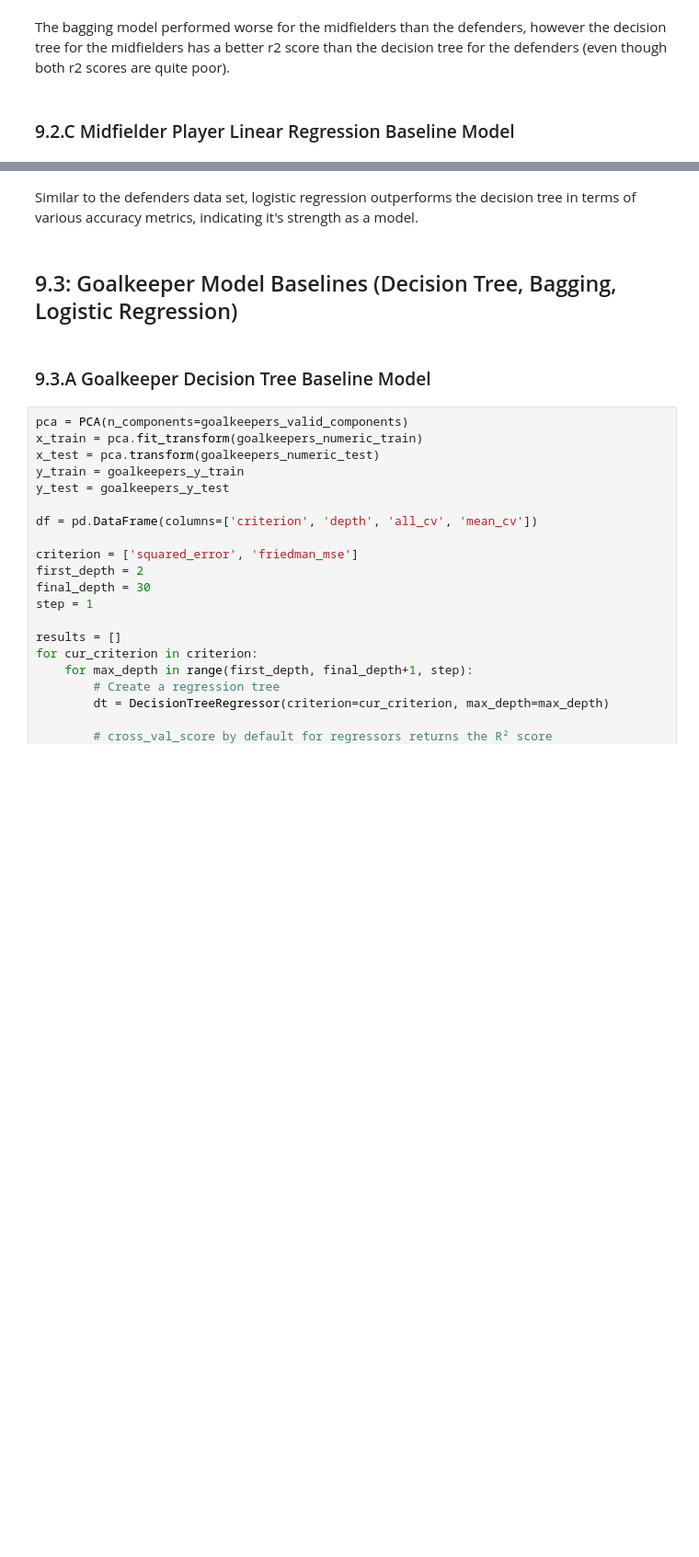
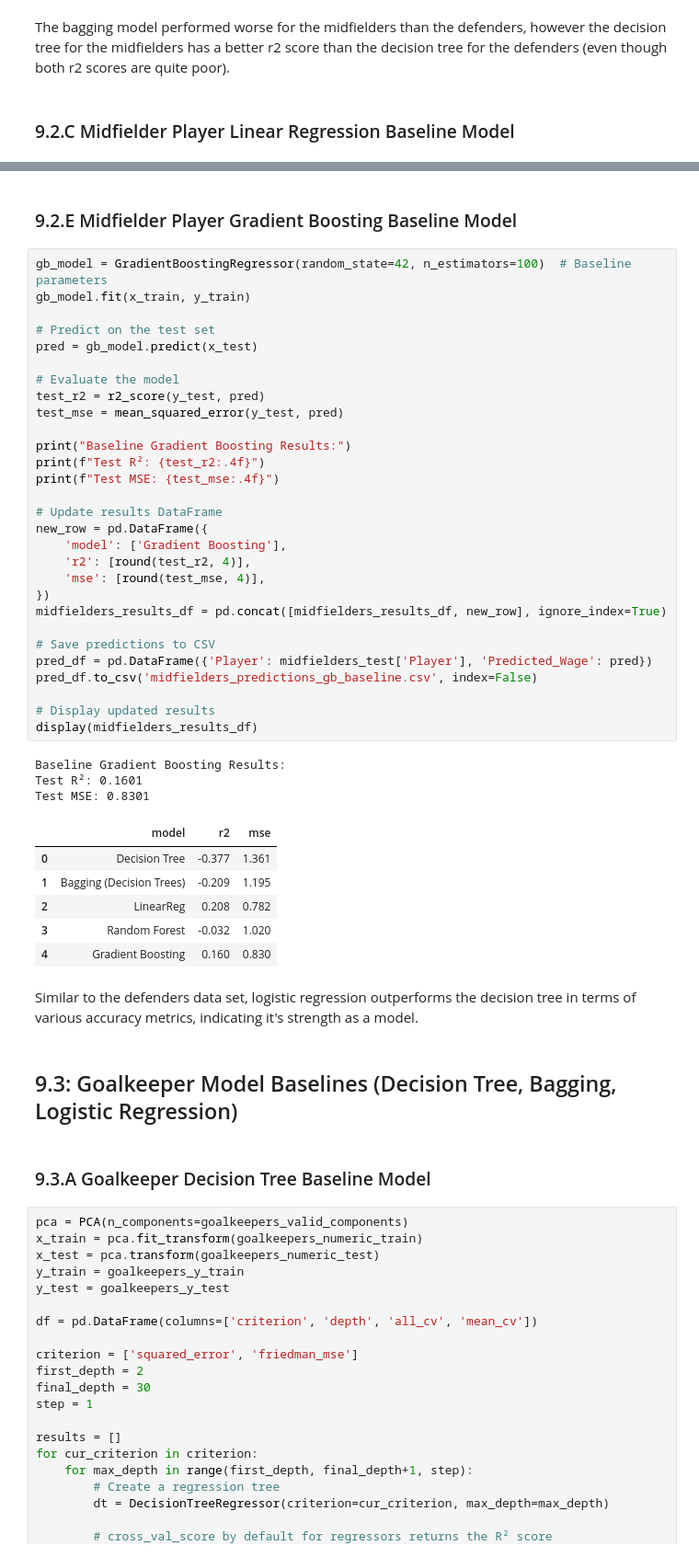
Before and after one commit to kezeani/109aproject, a Jupyter notebook: project.ipynb, the cells around one changed output, grey strips where cells are left out. Shown at 92% size. Saved outputs shown, nothing was run; the diff lists cells and outputs as text; blank space fills up the shorter version.

```diff
--- a/project.ipynb
+++ b/project.ipynb
@@ -1390,3 +1484,44 @@ pred_df.to_csv('midfielders_predictions_linear_regression.csv', index=False)
+# %% [markdown]
+### <a id="baseline-models-midfielder-gradient"></a> 9.2.E Midfielder Player Gradient Boosting Baseline Model
+# %%
+gb_model = GradientBoostingRegressor(random_state=42, n_estimators=100)  # Baseline parameters
+gb_model.fit(x_train, y_train)
+
+# Predict on the test set
+pred = gb_model.predict(x_test)
+
+# Evaluate the model
+test_r2 = r2_score(y_test, pred)
+test_mse = mean_squared_error(y_test, pred)
+
+print("Baseline Gradient Boosting Results:")
+print(f"Test R²: {test_r2:.4f}")
+print(f"Test MSE: {test_mse:.4f}")
+
+# Update results DataFrame
+new_row = pd.DataFrame({
+    'model': ['Gradient Boosting'],
+    'r2': [round(test_r2, 4)],
+    'mse': [round(test_mse, 4)],
+})
+midfielders_results_df = pd.concat([midfielders_results_df, new_row], ignore_index=True)
+
+# Save predictions to CSV
+pred_df = pd.DataFrame({'Player': midfielders_test['Player'], 'Predicted_Wage': pred})
+pred_df.to_csv('midfielders_predictions_gb_baseline.csv', index=False)
+
+# Display updated results
+display(midfielders_results_df)
+# %% [output]
+Baseline Gradient Boosting Results:
+Test R²: 0.1601
+Test MSE: 0.8301
+|  | model | r2 | mse |
+| 0 | Decision Tree | -0.377 | 1.361 |
+| 1 | Bagging (Decision Trees) | -0.209 | 1.195 |
+| 2 | LinearReg | 0.208 | 0.782 |
+| 3 | Random Forest | -0.032 | 1.020 |
+| 4 | Gradient Boosting | 0.160 | 0.830 |
 # %% [markdown]
 Similar to the defenders data set, logistic regression outperforms the decision tree in terms of various accuracy metrics, indicating it's strength as a model.
 # %% [markdown]
```
Also changed, not shown: parts of 23 cells of this notebook.
